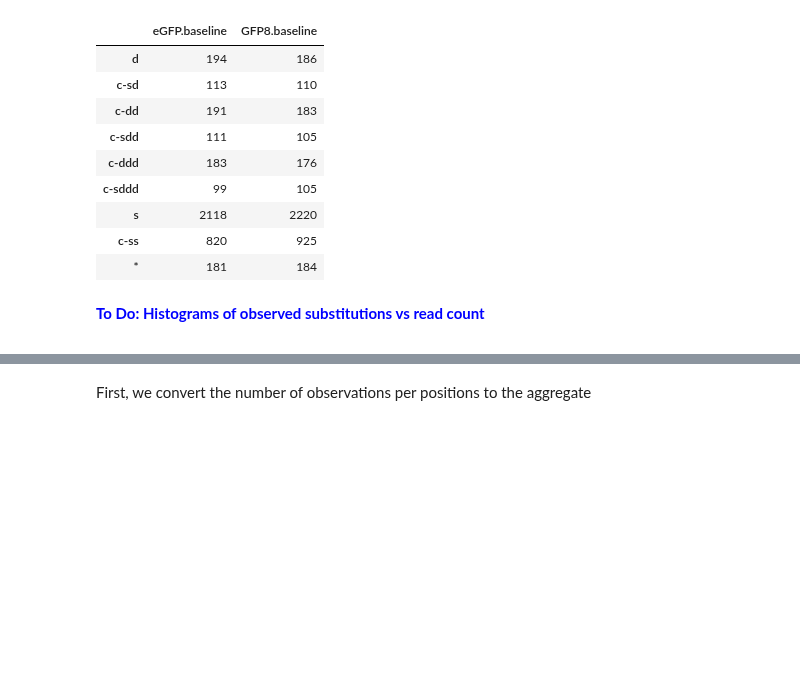
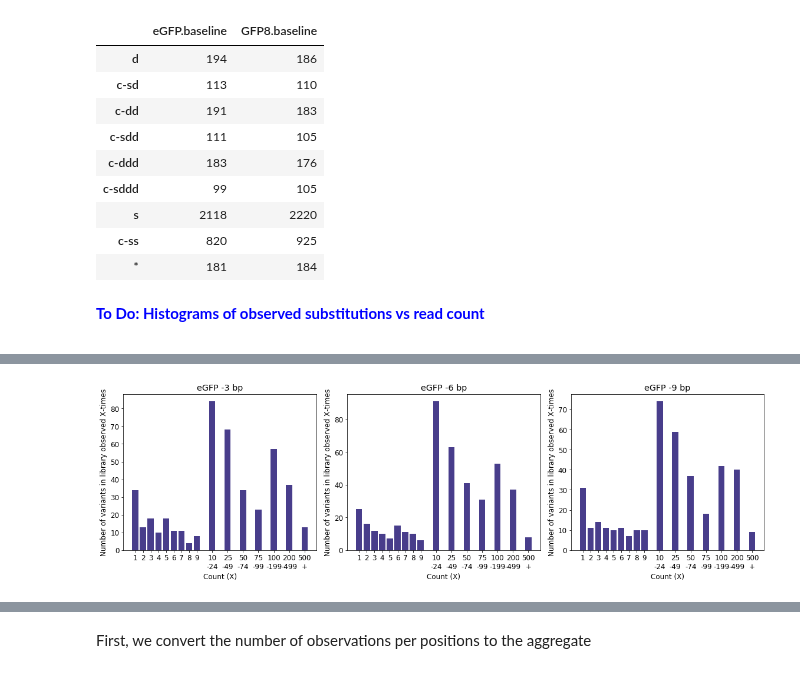
Before and after one commit to MayaPetek/InDelScanner, a Jupyter notebook: Results_GFP_deletions/GFP_deletions.ipynb, the cells around one changed output, grey strips where cells are left out. Cells and saved outputs as stored; diff of their text form; code cells hidden in the pictures; blank space fills up the shorter version.

```diff
--- a/Results_GFP_deletions/GFP_deletions.ipynb
+++ b/Results_GFP_deletions/GFP_deletions.ipynb
@@ -463,0 +559,70 @@ df[['eGFP.baseline', 'GFP8.baseline']]
+# %%
+def hist_man_bins(df, colnames, cutoffs,titles, color='darkslateblue'):
+    """
+    Set the cutoffs betwen which we aggregate values, such that we count:
+     - 1, 2, 3, ... up to 49
+     - 50-74
+     - 75-99 etc.
+
+     :param df: dataframe from which to draw the data
+     :param colname: string with column name
+     :param title: string with chart title
+     :param cutoffs: list with UPPER bounds of each section, eg [49, 199] to get a detailed breakdown up to 49 mutations,
+     a bin for [50,199] inclusive and a bin for 200+
+    """
+
+    f, axes = plt.subplots(1,3, figsize=(16,5))
+
+    n_agg_bins = len(cutoffs) # if we have N cutoff, then indices 0-(N-1) are left separate and
+    # set the x-coordinates of bins
+    bins_reg = list(range(1, cutoffs[0]))
+    # agg bins are spaced by 2
+    bins_agg = list(range(cutoffs[0] + 1, cutoffs[0] + 2*n_agg_bins + 1, 2))
+    bins = bins_reg + bins_agg
+
+    # set the tick label for overflow bin
+    xlabels = [str(pos) for pos in bins_reg] # set the labels from bin positions
+    for i in range(len(bins_agg) -1):
+        xlabels.append(str(cutoffs[i]) + '\n-' + str(cutoffs[i+1] -1))
+    xlabels.append(str(cutoffs[-1]) + '\n+') # fix the last label to be the cumulative bin
+
+    for i in range(len(axes)):
+        colname = colnames[i]
+        ax = axes[i]
+        title = titles[i]
+
+        # SET UP THE DATA
+        # eg. cutoffs = [10, 15, 20, 50, 100]
+        # aggregated df needs 9 rows (i=0-8) for separated data, then 5 extra rows for aggregated data
+        # so the separate rows: cutoffs[0] -1
+
+
+        hist_data = df[colname].iloc[:cutoffs[0] - 1 + n_agg_bins] # prepare sufficient space
+
+        # now fill in aggregated data
+        # select rows by index value (.loc)
+        # both first and last index of slice (eg. .loc[1:9]) are included
+        for l in range(0, n_agg_bins - 1): # the last bin needs to be open ended
+            agg_cnt = df[colname].loc[cutoffs[l]:cutoffs[l+1]- 1].sum()
+            # next we slot this value in the next available row
+            hist_data.iloc[cutoffs[0] - 1 + l] = agg_cnt
+        # and the last bin
+        cnt_last = df[colname].loc[cutoffs[-1]:].sum()
+        hist_data.iloc[cutoffs[0]  - 2 + n_agg_bins] = cnt_last # that has the data with the last entry in series being cumulative
+
+        ax.bar(bins,hist_data, color=color)
+        ax.set_title(title)
+
+        ax.set_xlabel('Count (X)')
+        ax.set_ylabel('Number of variants in library observed X-times')
+
+        ax.xaxis.set_ticks(bins)
+        ax.set_xticklabels(xlabels)
+
+    #f.savefig('FigS7_' + library +'.png', format='png', dpi=600)
+    plt.tight_layout()
+    plt.show()
+
+hist_man_bins(df_hist_Poisson,['eGFP.baseline.d3','eGFP.baseline.d6', 'eGFP.baseline.d9'], [10,25,50,75,100,200,500], ['eGFP -3 bp', 'eGFP -6 bp', 'eGFP -9 bp'])
+# %% [output]
+[figure, added]
```
Also changed, not shown: parts of 15 cells of this notebook, 1 other file.
